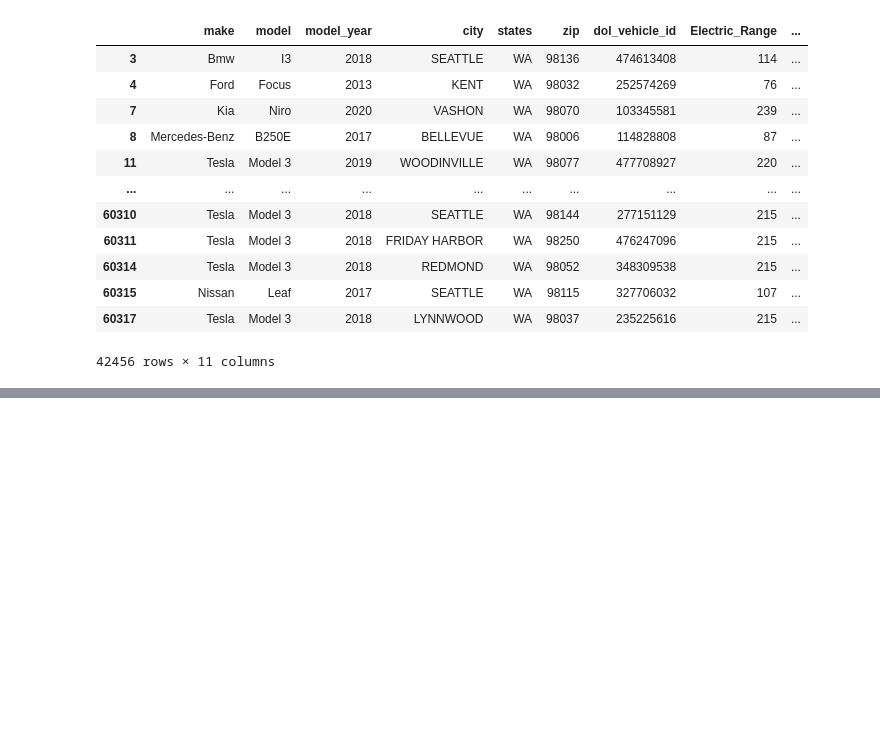
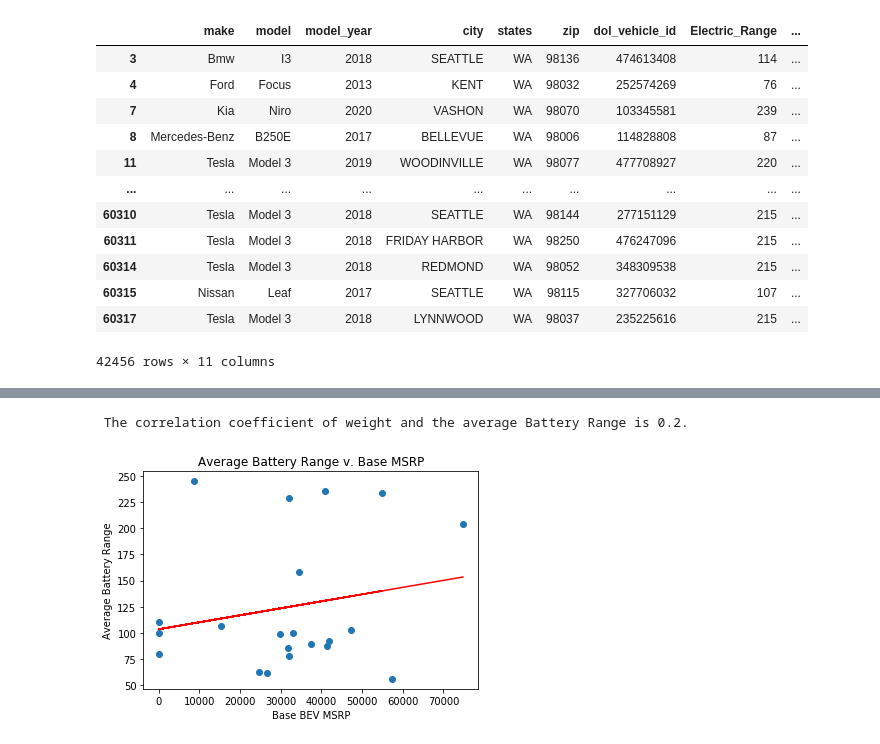
Before and after one commit to charlim26/Project-2-EV, a Jupyter notebook: electric_car_charts.ipynb, the cells around one changed output, grey strips where cells are left out. Saved outputs shown, nothing was run; the diff lists cells and outputs as text; code cells hidden in the pictures; blank space fills up the shorter version.

```diff
--- a/electric_car_charts.ipynb
+++ b/electric_car_charts.ipynb
@@ -157,0 +274,3 @@ plt.show()
+# %%
+bev_merge_df = pd.merge(bev_avg_msrp_df,bev_avg_range_df, how = "left", on=["make"])
+bev_merge_df
@@ -157,0 +296,24 @@ plt.show()
+# %%
+# Calculate the correlation coefficient and linear regression model
+base_msrp = bev_merge_df.iloc[:,0]
+battery_range = bev_merge_df.iloc[:,1]
+print(f" The correlation coefficient of weight and the average Battery Range is {round(st.pearsonr(base_msrp ,battery_range)[0],2)}.")
+# %% [output]
+ The correlation coefficient of weight and the average Battery Range is 0.2.
+# %%
+x_value = bev_merge_df["Base_MSRP"]
+y_value = bev_merge_df["Electric_Range"]
+
+
+#linear regression
+(m_slope, m_intercept, m_rvalue, m_pvalue, m_stderr) = linregress(x_value, y_value)
+
+regression_values = x_value * m_slope + m_intercept
+plt.scatter(x_value,y_value)
+plt.plot(x_value,regression_values, "r-")
+plt.xlabel("Base BEV MSRP")
+plt.ylabel("Average Battery Range")
+plt.title("Average Battery Range v. Base MSRP")
+plt.show()
+# %% [output]
+[figure, added]
```
Also changed, not shown: parts of 18 cells of this notebook.
